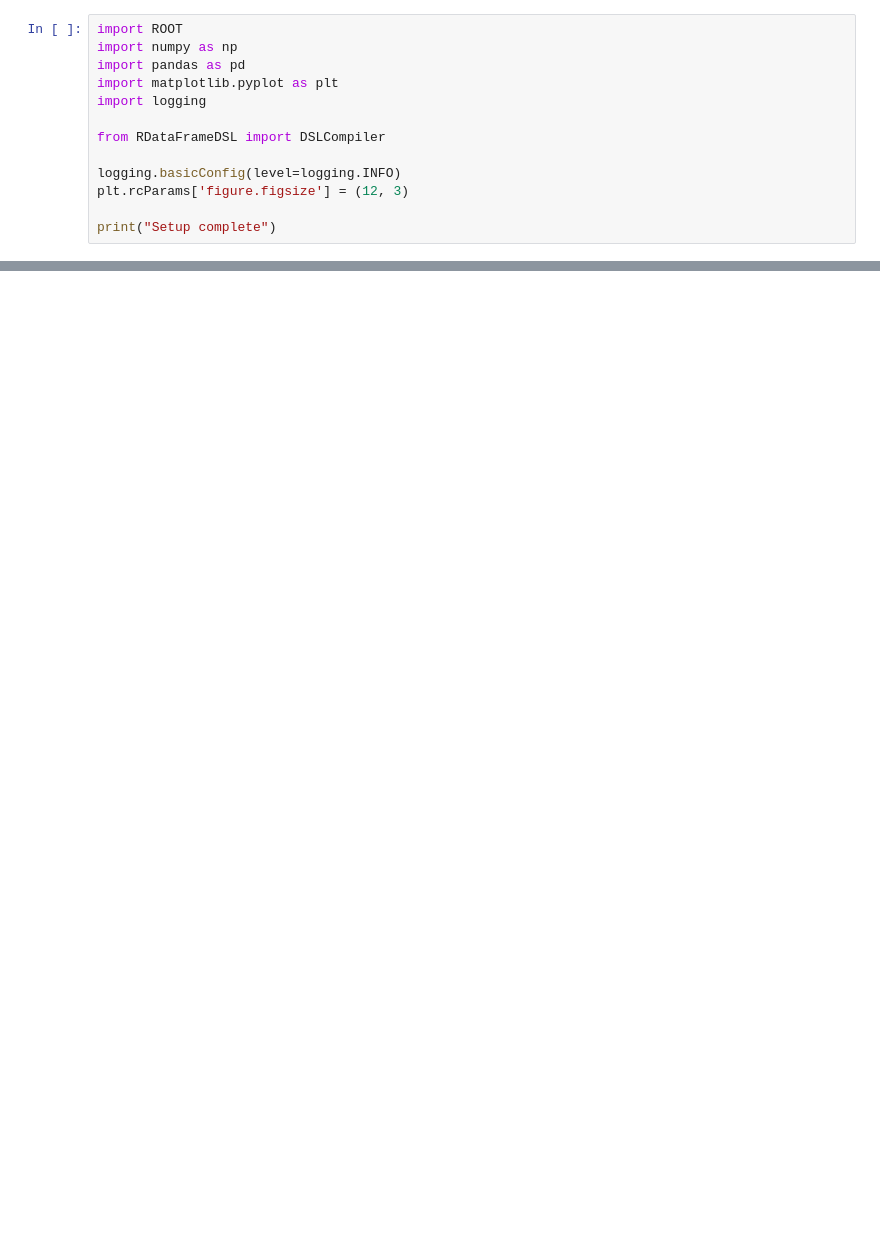
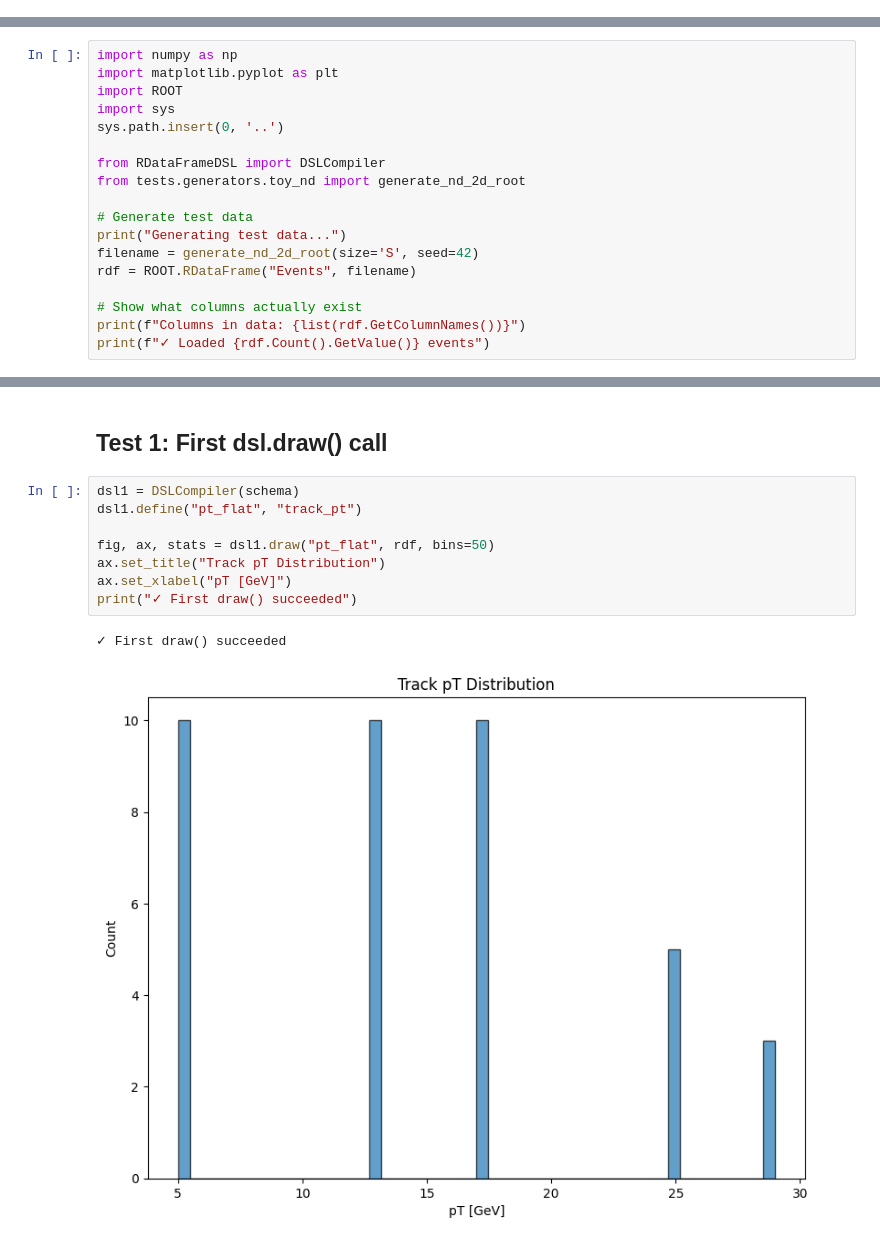
Before and after one commit to miranov25/O2DPG, a Jupyter notebook: UTILS/dfextensions/RDataFrameDSL/examples/08f_invariance_visual.ipynb, the cells around one changed output, grey strips where cells are left out. Saved outputs shown, nothing was run; the diff lists cells and outputs as text; blank space fills up the shorter version.

```diff
--- a/UTILS/dfextensions/RDataFrameDSL/examples/08f_invariance_visual.ipynb
+++ b/UTILS/dfextensions/RDataFrameDSL/examples/08f_invariance_visual.ipynb
@@ -27,13 +0,0 @@ if 'RDataFrameDSL' not in sys.modules:
-# %%
-import ROOT
-import numpy as np
-import pandas as pd
-import matplotlib.pyplot as plt
-import logging
-
-from RDataFrameDSL import DSLCompiler
-
-logging.basicConfig(level=logging.INFO)
-plt.rcParams['figure.figsize'] = (12, 3)
-
-print("Setup complete")
@@ -306,0 +14,18 @@ else:
+# %%
+import numpy as np
+import matplotlib.pyplot as plt
+import ROOT
+import sys
+sys.path.insert(0, '..')
+
+from RDataFrameDSL import DSLCompiler
+from tests.generators.toy_nd import generate_nd_2d_root
+
+# Generate test data
+print("Generating test data...")
+filename = generate_nd_2d_root(size='S', seed=42)
+rdf = ROOT.RDataFrame("Events", filename)
+
+# Show what columns actually exist
+print(f"Columns in data: {list(rdf.GetColumnNames())}")
+print(f"✓ Loaded {rdf.Count().GetValue()} events")
@@ -306,0 +52,13 @@ else:
+# %% [markdown]
+## Test 1: First dsl.draw() call
+# %%
+dsl1 = DSLCompiler(schema)
+dsl1.define("pt_flat", "track_pt")
+
+fig, ax, stats = dsl1.draw("pt_flat", rdf, bins=50)
+ax.set_title("Track pT Distribution")
+ax.set_xlabel("pT [GeV]")
+print("✓ First draw() succeeded")
+# %% [output]
+✓ First draw() succeeded
+[figure, added]
```
Also changed, not shown: parts of 40 cells of this notebook, 15 other files.
